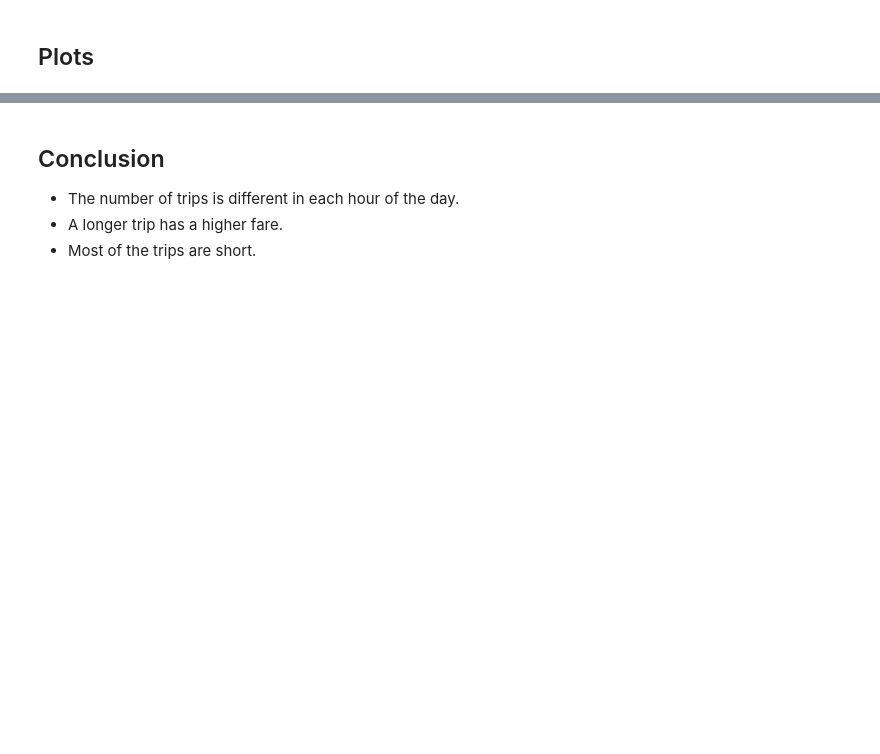
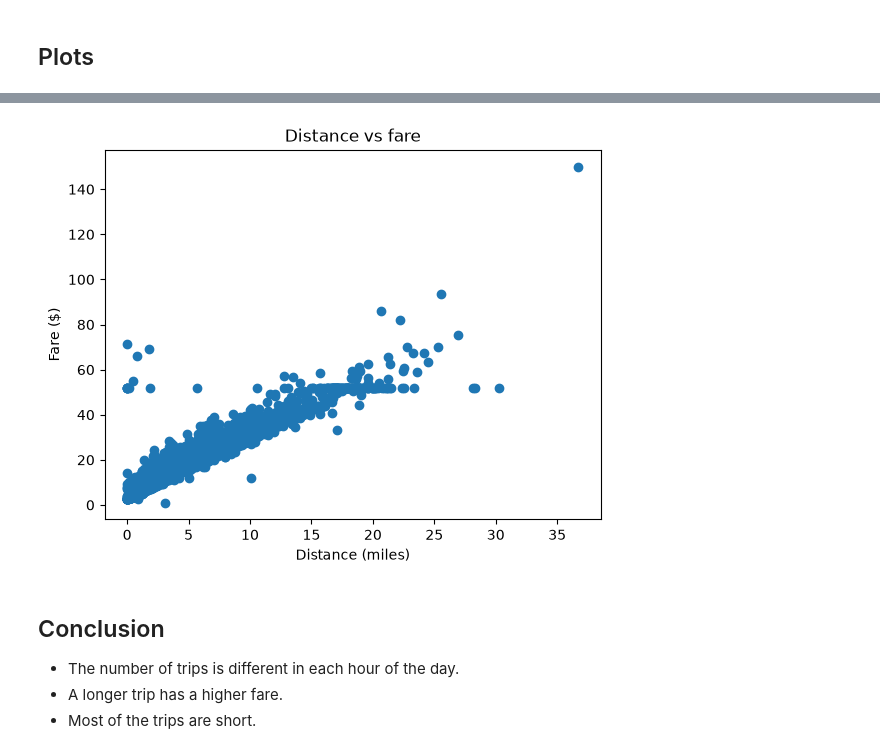
Before and after one commit to sheidashahreki/Data_Analysis_Tasks, a Jupyter notebook: Taxis_Analysis.ipynb, the cells around one changed output, grey strips where cells are left out. Cells and saved outputs as stored; diff of their text form; code cells hidden in the pictures; blank space fills up the shorter version.

```diff
--- a/Taxis_Analysis.ipynb
+++ b/Taxis_Analysis.ipynb
@@ -240,6 +268,11 @@ fig.show()
 # %%
-fig = px.scatter(df, x="distance", y="fare", color="payment", title="Distance vs fare")
-fig.show()
+plt.scatter(df["distance"], df["fare"])
+plt.title("Distance vs fare")
+plt.xlabel("Distance (miles)")
+plt.ylabel("Fare ($)")
+plt.show()
+# %% [output]
+[figure, added]
 # %% [markdown]
 ## Conclusion
 
```
Also changed, not shown: parts of 21 cells of this notebook.
